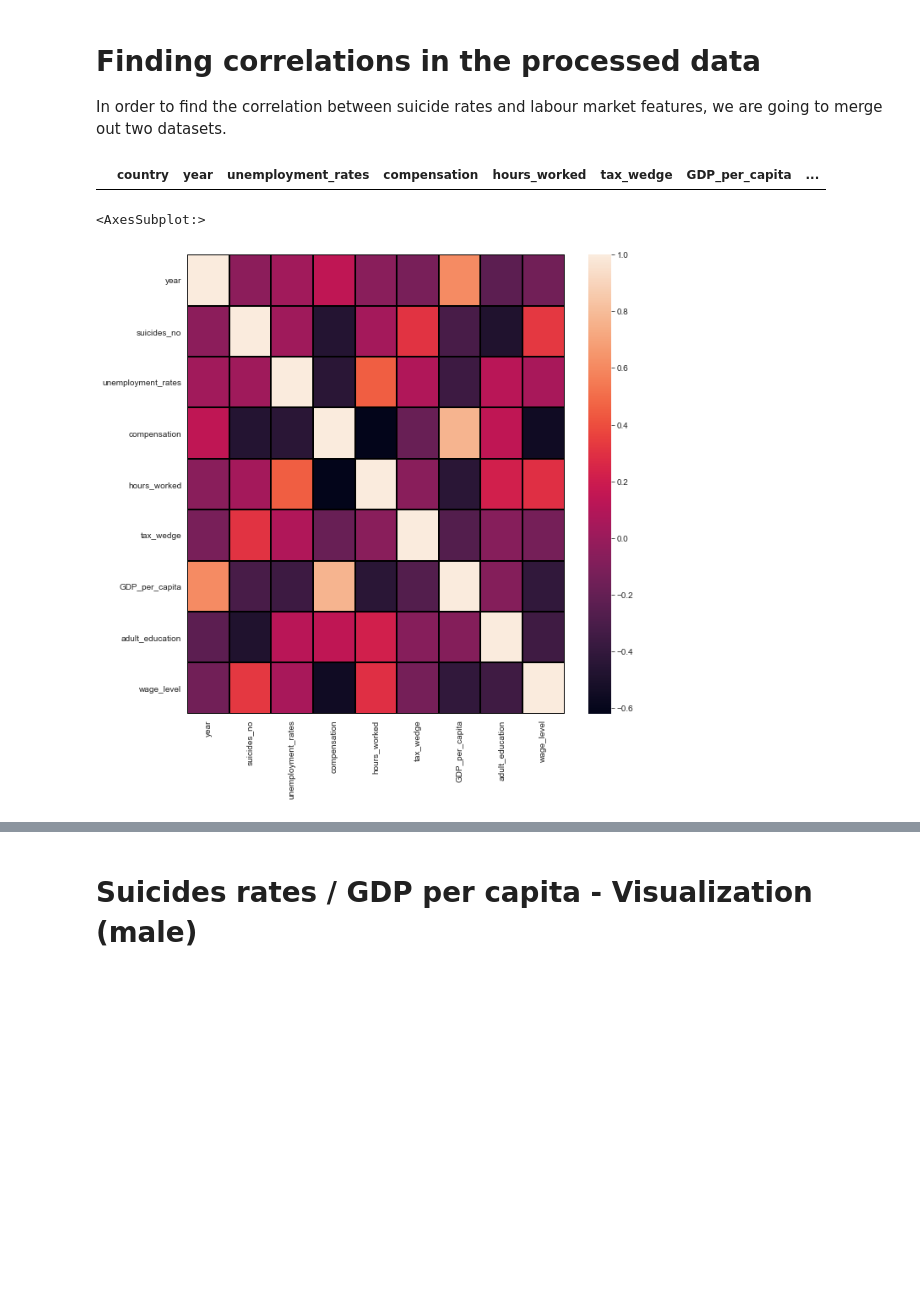
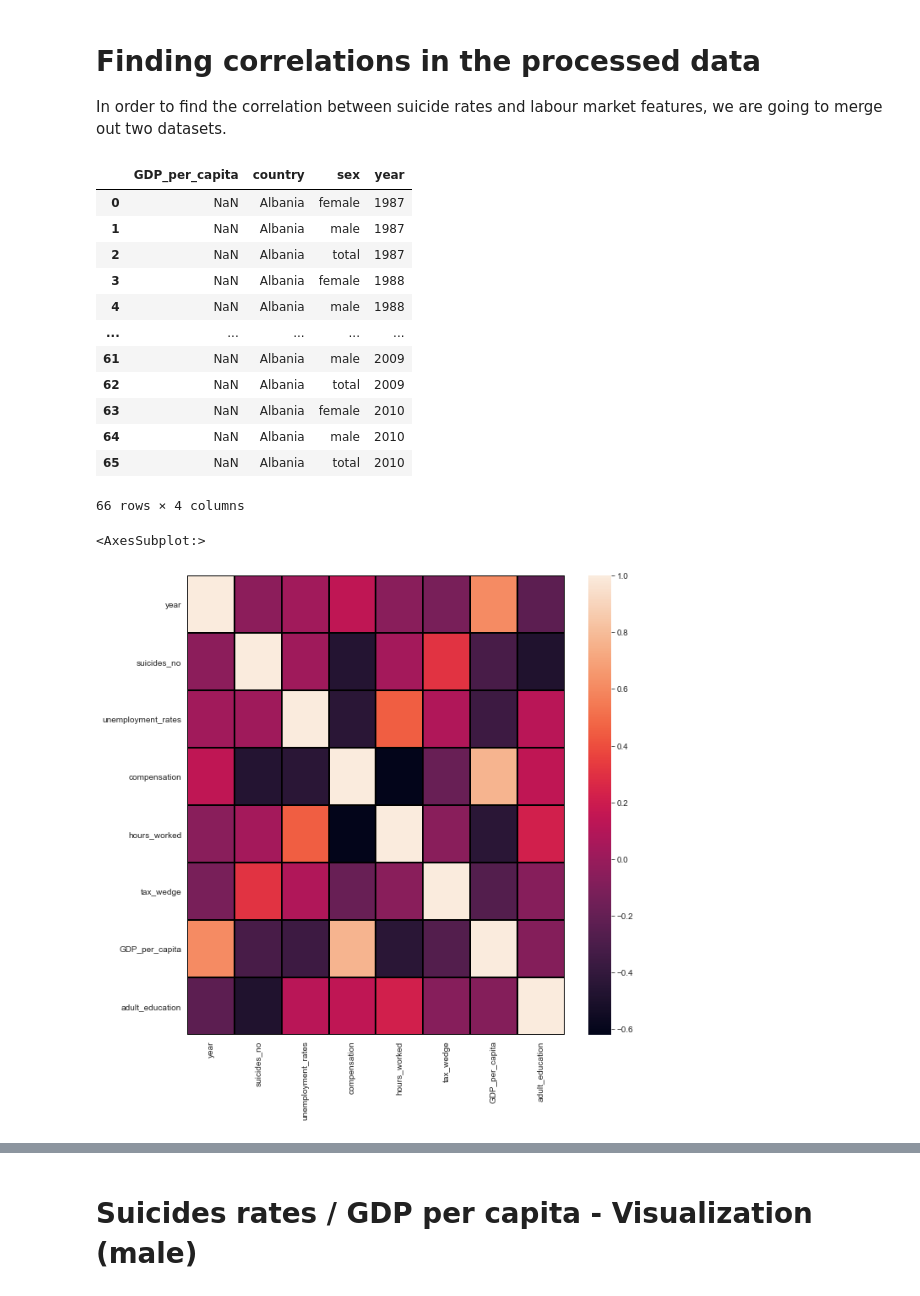
Before and after one commit to iberius96/Python-Suicides-Europe, a Jupyter notebook: main.ipynb, the cells around one changed output, grey strips where cells are left out. Cells and saved outputs as stored; diff of their text form; code cells hidden in the pictures; blank space fills up the shorter version.

```diff
--- a/main.ipynb
+++ b/main.ipynb
@@ -521,10 +518,6 @@ labour = unemployment_rates.merge(
     adult_education,
     on = join_columns,
     how = 'left'
-).merge(
-    wage_level,
-    on = join_columns,
-    how = 'left'
 )
 
 labour.shape
@@ -732,21 +725,27 @@ merged_data = suicide.merge(
 # %%
 test = merged_data[['GDP_per_capita','country','sex','year']][merged_data['GDP_per_capita'].isna()]
 test[test['country'] == 'Albania'].head(66)
-
-#labour.groupby('year').mean().reset_index().plot(x='year', y='wage_level')
-
-#labour[['GDP_per_capita']].isnull().sum().sum()
-#labour.sort_values(by=['country','year','sex'])
-labour[labour['country'] == 'Albania']
 # %% [output]
-|  | country | year | unemployment_rates | compensation | hours_worked | tax_wedge | GDP_per_capita | ... |
+|  | GDP_per_capita | country | sex | year |
+| 0 | NaN | Albania | female | 1987 |
+| 1 | NaN | Albania | male | 1987 |
+| 2 | NaN | Albania | total | 1987 |
+| 3 | NaN | Albania | female | 1988 |
+| 4 | NaN | Albania | male | 1988 |
+| ... | ... | ... | ... | ... |
+| 61 | NaN | Albania | male | 2009 |
+| 62 | NaN | Albania | total | 2009 |
+| 63 | NaN | Albania | female | 2010 |
+| 64 | NaN | Albania | male | 2010 |
+| 65 | NaN | Albania | total | 2010 |
+66 rows × 4 columns
 # %%
 plt.figure(figsize=(10,10))
 sns.heatmap(merged_data[merged_data['sex'] == 'male'].corr(), linecolor='black', linewidths=1)
 #sns.heatmap(merged_data[merged_data['sex'] == 'female'].corr())
 # %% [output]
 <AxesSubplot:>
-[figure, old version]
+[figure, new version]
 # %%
 def buildCorrelation(data, sex):
     ret = data[data['sex'] == sex].corr()['suicides_no'].reset_index()
```
Also changed, not shown: parts of 14 cells of this notebook.
